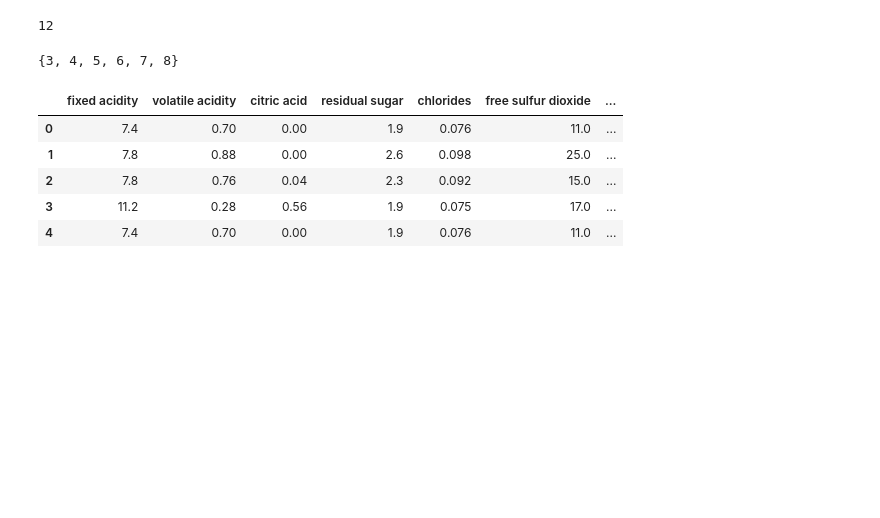
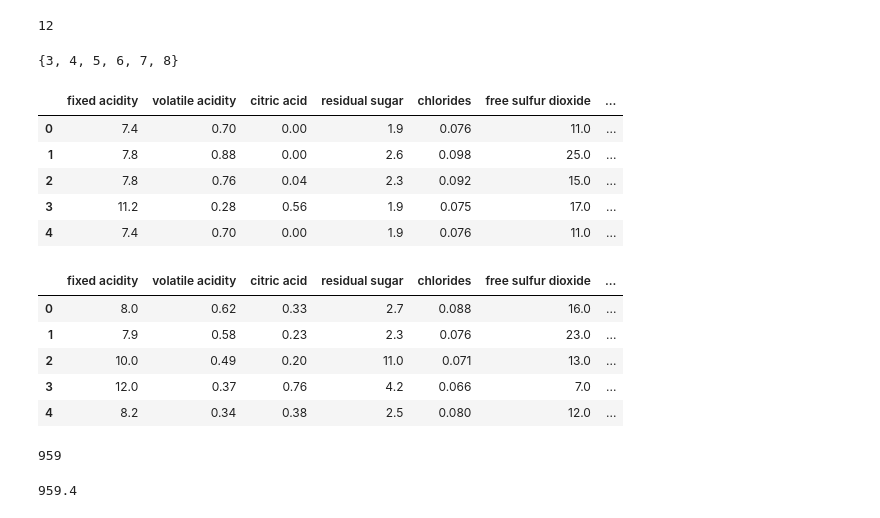
Before and after one commit to manessaraj/MachineLearningSomeConcepts, a Jupyter notebook: Cross Validation.ipynb, the cells around one changed output. Cells and saved outputs as stored; diff of their text form; code cells hidden in the pictures; blank space fills up the shorter version.

```diff
--- a/Cross Validation.ipynb
+++ b/Cross Validation.ipynb
@@ -34,3 +41,15 @@ df.head()
 | 2 | 7.8 | 0.76 | 0.04 | 2.3 | 0.092 | 15.0 | ... |
 | 3 | 11.2 | 0.28 | 0.56 | 1.9 | 0.075 | 17.0 | ... |
 | 4 | 7.4 | 0.70 | 0.00 | 1.9 | 0.076 | 11.0 | ... |
+# %%
+## Shuffling of data
+df = df.sample(frac=1).reset_index(drop=True)
+# %%
+df.head()
+# %% [output]
+|  | fixed acidity | volatile acidity | citric acid | residual sugar | chlorides | free sulfur dioxide | ... |
+| 0 | 8.0 | 0.62 | 0.33 | 2.7 | 0.088 | 16.0 | ... |
+| 1 | 7.9 | 0.58 | 0.23 | 2.3 | 0.076 | 23.0 | ... |
+| 2 | 10.0 | 0.49 | 0.20 | 11.0 | 0.071 | 13.0 | ... |
+| 3 | 12.0 | 0.37 | 0.76 | 4.2 | 0.066 | 7.0 | ... |
+| 4 | 8.2 | 0.34 | 0.38 | 2.5 | 0.080 | 12.0 | ... |
@@ -36,0 +58,8 @@ df.head()
+# %%
+len(gf)
+# %% [output]
+959
+# %%
+len(df)*0.6
+# %% [output]
+959.4
```
Also changed, not shown: parts of 19 cells of this notebook.
